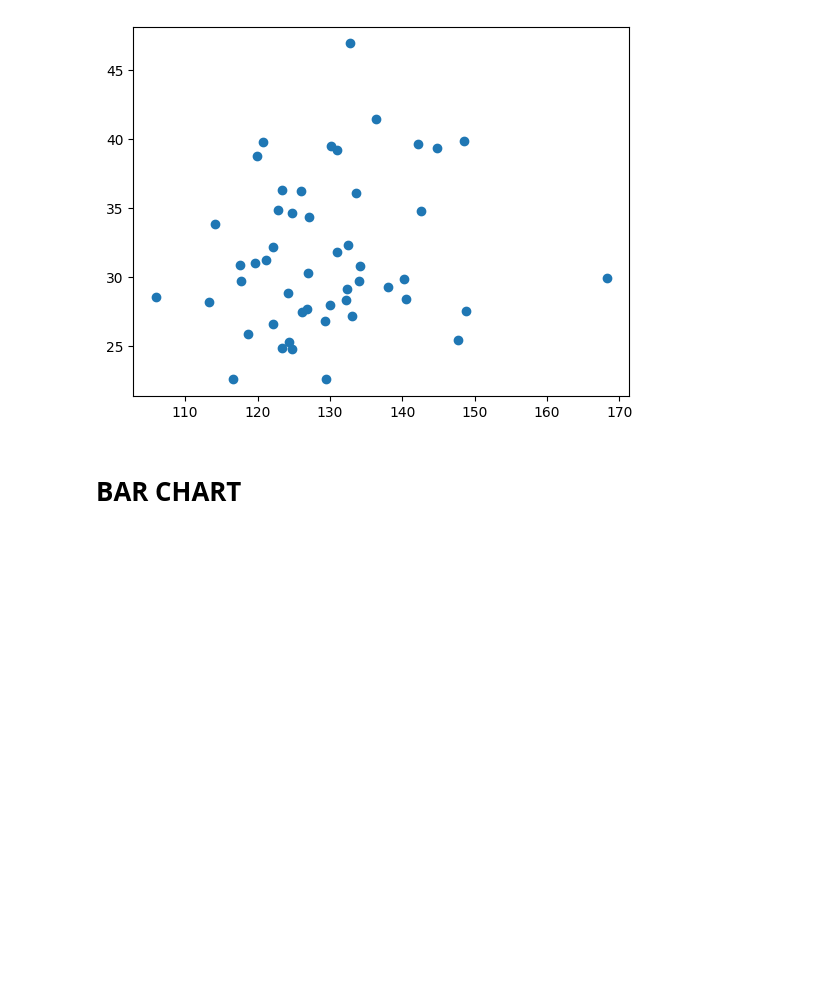
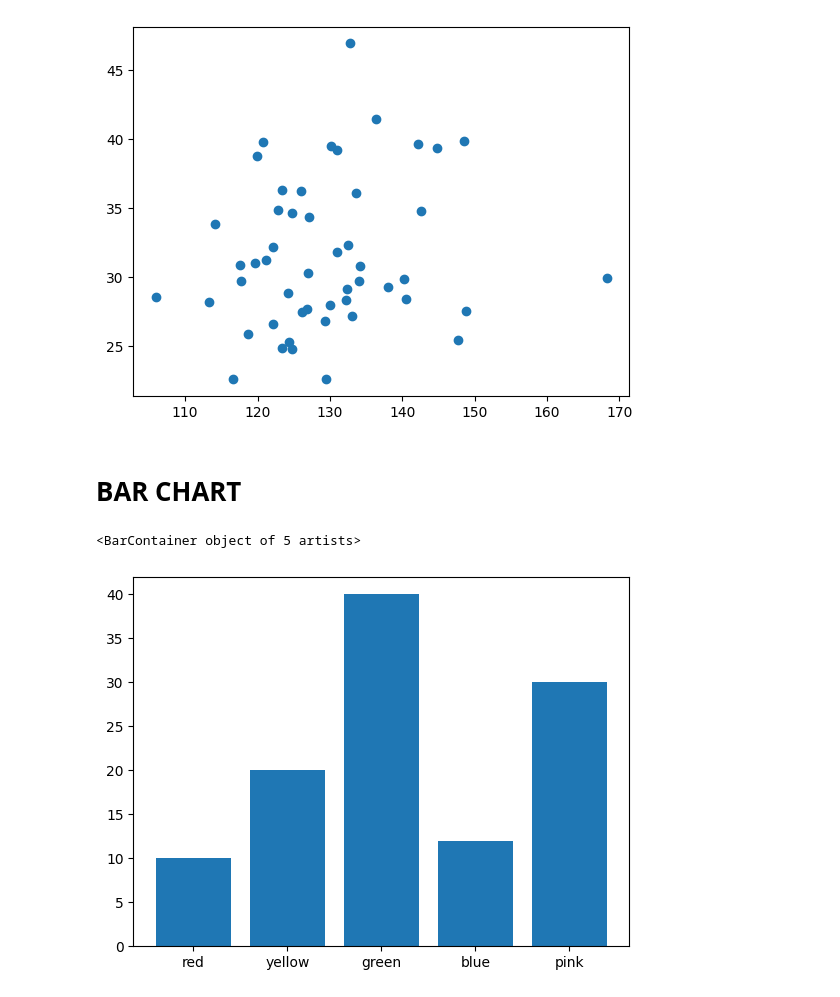
Before and after one commit to Rohit8022/AI-internship-training, a Jupyter notebook: Matplotlib.ipynb, the cells around one changed output. Saved outputs shown, nothing was run; the diff lists cells and outputs as text; code cells hidden in the pictures; blank space fills up the shorter version.

```diff
--- a/Matplotlib.ipynb
+++ b/Matplotlib.ipynb
@@ -93,3 +93,11 @@ plt.plot(batter['strike_rate'],batter['avg'],'o')# size of marker can not ne cha
 [figure]
 # %% [markdown]
 # BAR CHART
+# %%
+# simple making
+like=[10,20,40,12,30]
+color=['red','yellow','green','blue','pink']
+plt.bar(color,like)
+# %% [output]
+<BarContainer object of 5 artists>
+[figure, added]
```
Also changed, not shown: parts of 3 cells of this notebook, 1 other file.
